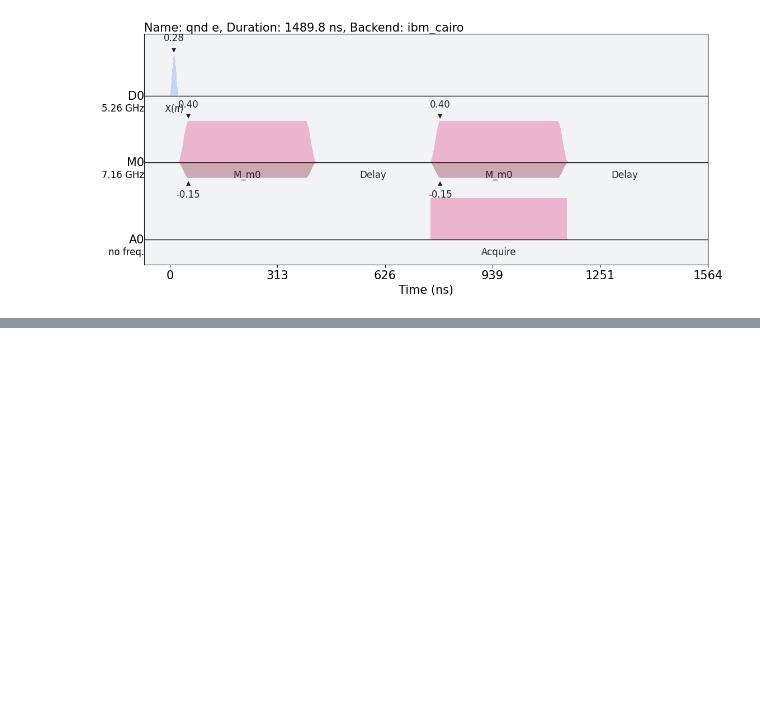
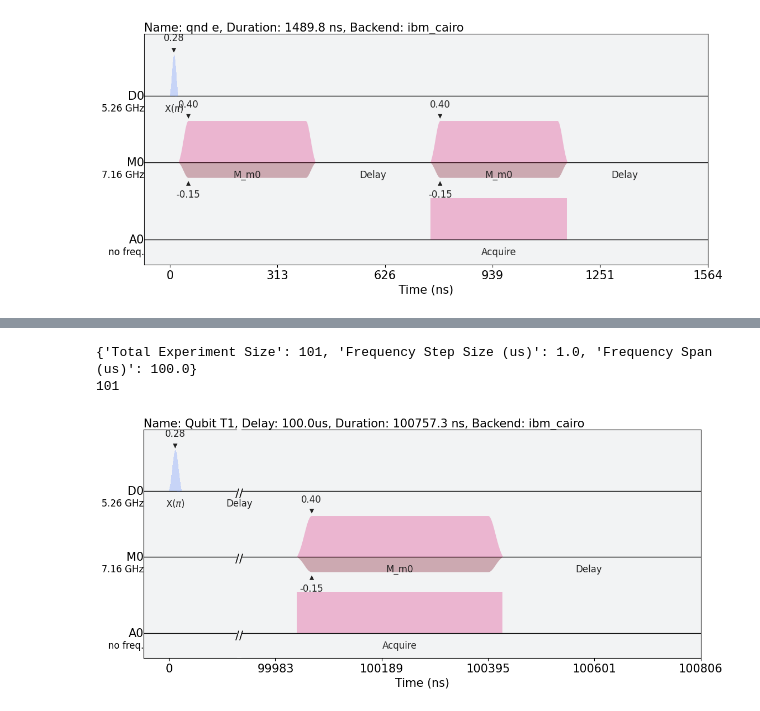
Before and after one commit to AnikenC/A3R_Readout, a Jupyter notebook: example_1.ipynb, the cells around one changed output, grey strips where cells are left out. Saved outputs shown, nothing was run; the diff lists cells and outputs as text; code cells hidden in the pictures; blank space fills up the shorter version.

```diff
--- a/example_1.ipynb
+++ b/example_1.ipynb
@@ -181,0 +209,48 @@ qnd_exp[1].draw(
+# %%
+# Constructing Qubit T1 Decay Experiment
+
+from typing import Optional
+
+def qubit_t1_exp(qubit: int, backend, min_delay: Optional[float] = 0.0, max_delay: Optional[float] = 100.0 * us, num_exp: Optional[int] = 101):
+    delay_linspace = np.linspace(min_delay, max_delay, num_exp)
+
+    t1_decay_exp = []
+
+    for t1_delay in delay_linspace:
+        t1_delay_dt = get_closest_multiple_of_16(get_dt_from(t1_delay))
+        with pulse.build(backend=backend, default_alignment='sequential', name=f'Qubit T1, Delay: {int(t1_delay_dt * dt/us * 1e3) / 1e3}us') as t1_sched:
+            qubit_chan = pulse.drive_channel(qubit)
+
+            pulse.play(x_pulse, qubit_chan)
+            pulse.delay(t1_delay_dt, qubit_chan)
+            pulse.measure(qubit, pulse.RegisterSlot(qubit))
+        t1_decay_exp.append(t1_sched)
+
+    return t1_decay_exp
+# %%
+# Making T1 Decay Experiment
+
+from helper_funcs.helpers import qubit_t1_exp
+
+t1_decay_exp, t1_details = qubit_t1_exp(
+    qubit=qubit_0,
+    backend=backend,
+    min_delay=0.0 * us,
+    max_delay=100.0 * us,
+    num_exp=101
+)
+
+print(t1_details)
+
+print(len(t1_decay_exp))
+t1_decay_exp[-1].draw(
+    backend=backend,
+    style=stylesheet.IQXDebugging(),
+    show_framechange=True,
+    show_waveform_info=True,
+    show_barrier=True
+)
+# %% [output]
+{'Total Experiment Size': 101, 'Frequency Step Size (us)': 1.0, 'Frequency Span (us)': 100.0}
+101
+[figure, added]
```
Also changed, not shown: parts of 3 cells of this notebook, 1 other file.
